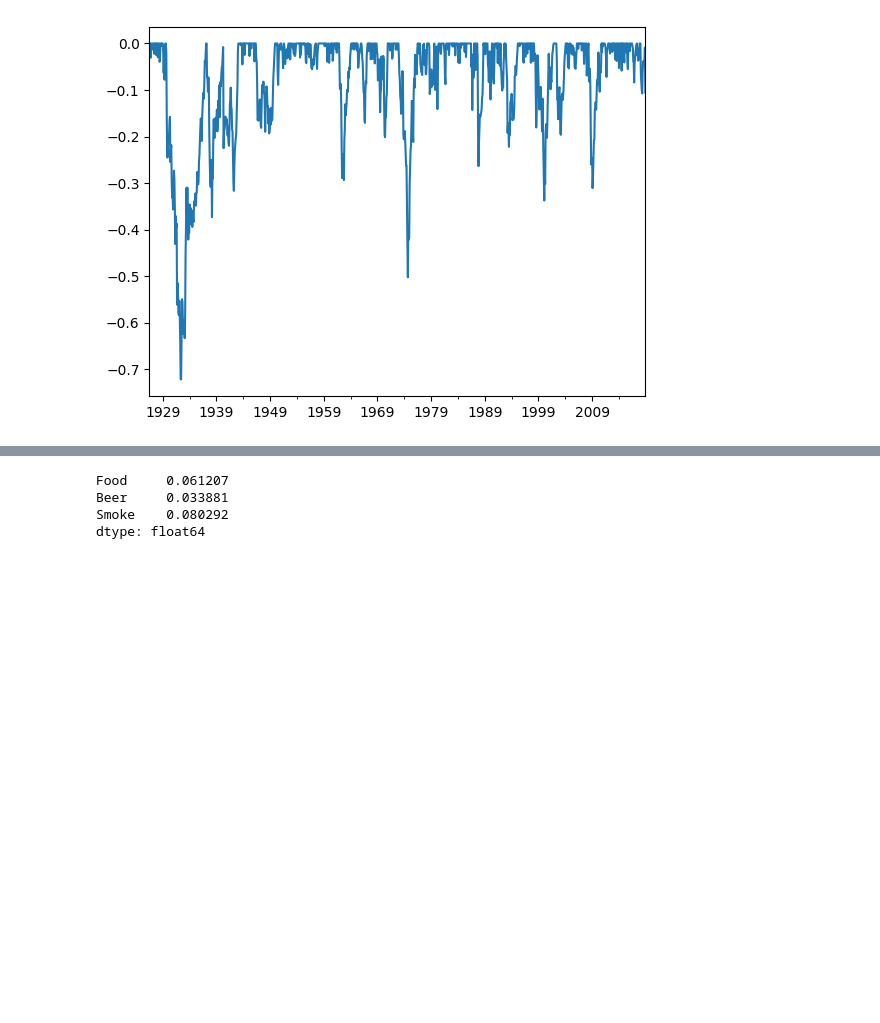
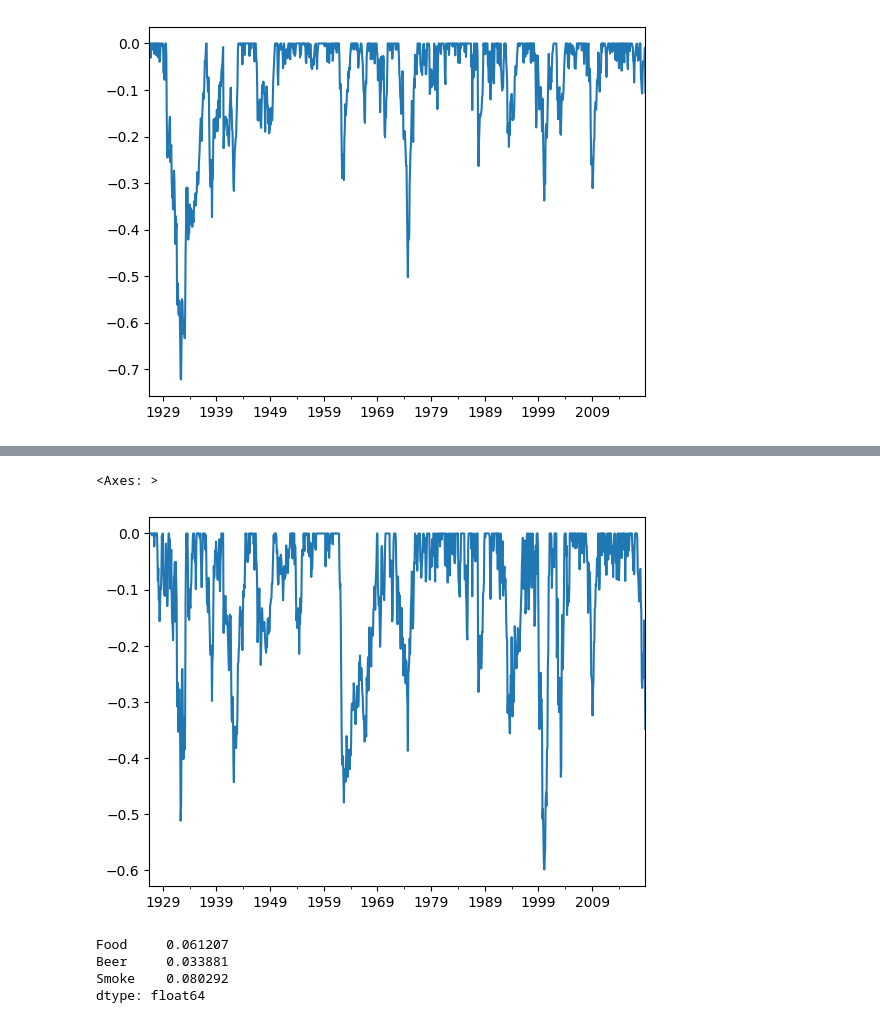
Before and after one commit to JoohanJin/portfolio_management_prac, a Jupyter notebook: lib/7_efficient_frontier_part_1.ipynb, the cells around one changed output, grey strips where cells are left out. Cells and saved outputs as stored; diff of their text form; code cells hidden in the pictures; blank space fills up the shorter version.

```diff
--- a/lib/7_efficient_frontier_part_1.ipynb
+++ b/lib/7_efficient_frontier_part_1.ipynb
@@ -169 +171,6 @@ port.drawdown(ind["Food"])["Drawdown"].plot.line()
+# %%
+port.drawdown(ind['Smoke'])['Drawdown'].plot.line()
+# %% [output]
+<Axes: >
+[figure, added]
 # %%
```
Also changed, not shown: parts of 11 cells of this notebook, 2 other files.
